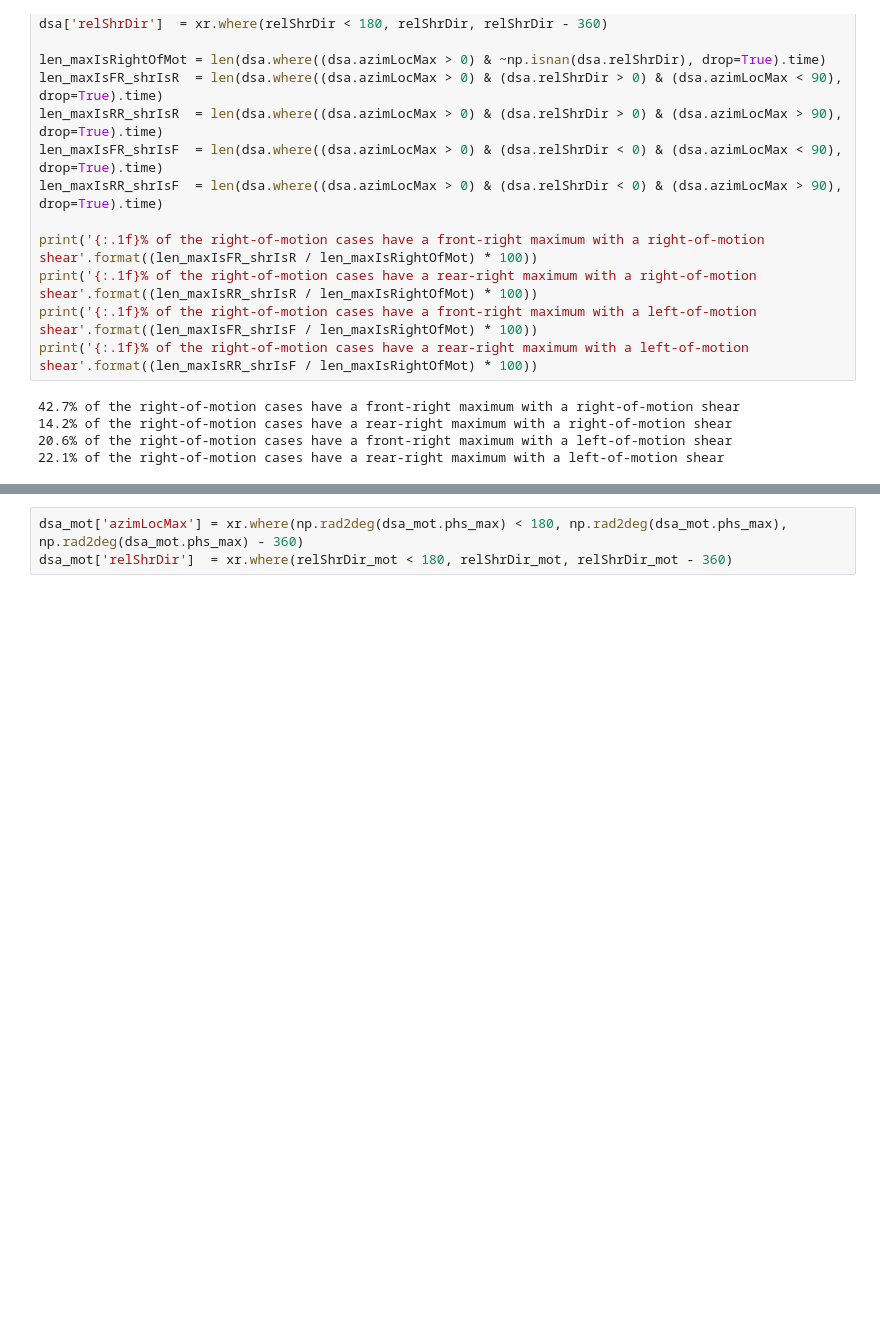
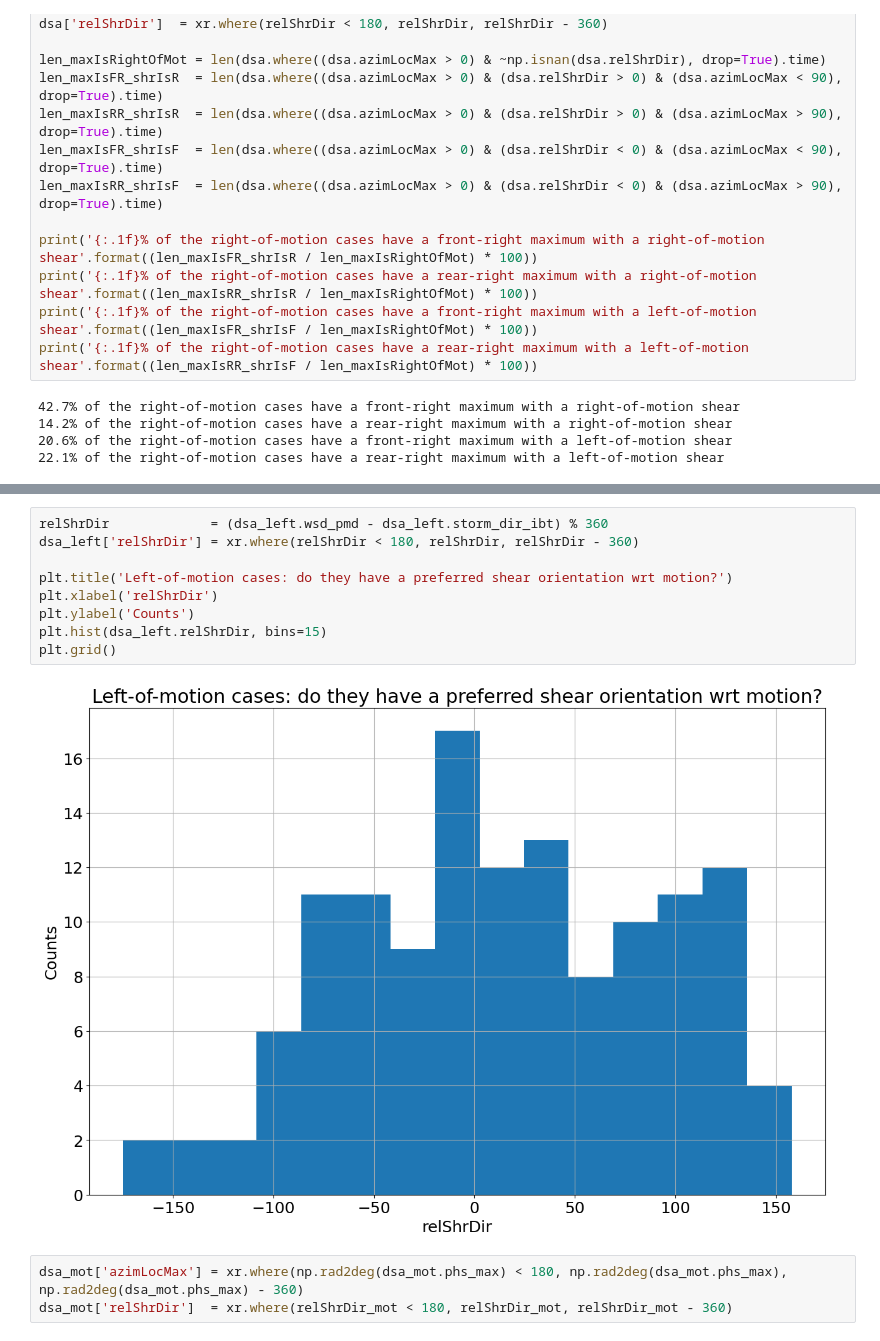
Before and after one commit to Arthur117/TCsLifeMonitFromObs, a Jupyter notebook: winddirection/PRJCT_TCBL/02_ASYMM_SHEAR_MOTION.ipynb, the cells around one changed output, grey strips where cells are left out. Saved outputs shown, nothing was run; the diff lists cells and outputs as text; blank space fills up the shorter version.

```diff
--- a/winddirection/PRJCT_TCBL/02_ASYMM_SHEAR_MOTION.ipynb
+++ b/winddirection/PRJCT_TCBL/02_ASYMM_SHEAR_MOTION.ipynb
@@ -1452,3 +1625,14 @@ print('{:.1f}% of the right-of-motion cases have a rear-right maximum with a lef
+# %%
+relShrDir             = (dsa_left.wsd_pmd - dsa_left.storm_dir_ibt) % 360
+dsa_left['relShrDir'] = xr.where(relShrDir < 180, relShrDir, relShrDir - 360)
+
+plt.title('Left-of-motion cases: do they have a preferred shear orientation wrt motion?')
+plt.xlabel('relShrDir')
+plt.ylabel('Counts')
+plt.hist(dsa_left.relShrDir, bins=15)
+plt.grid()
+# %% [output]
+[figure, added]
 # %%
 dsa_mot['azimLocMax'] = xr.where(np.rad2deg(dsa_mot.phs_max) < 180, np.rad2deg(dsa_mot.phs_max), np.rad2deg(dsa_mot.phs_max) - 360)
 dsa_mot['relShrDir']  = xr.where(relShrDir_mot < 180, relShrDir_mot, relShrDir_mot - 360)
```
Also changed, not shown: parts of 5 cells of this notebook.
